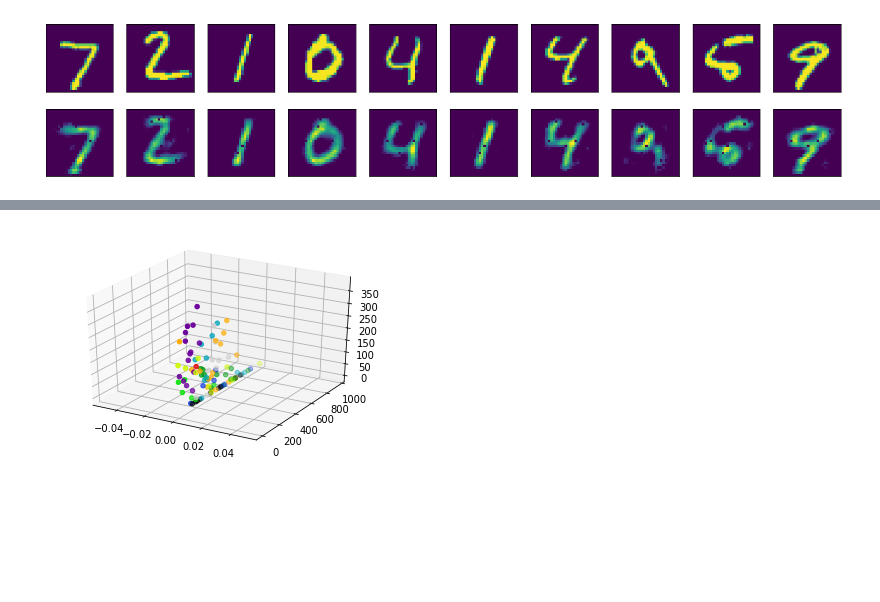
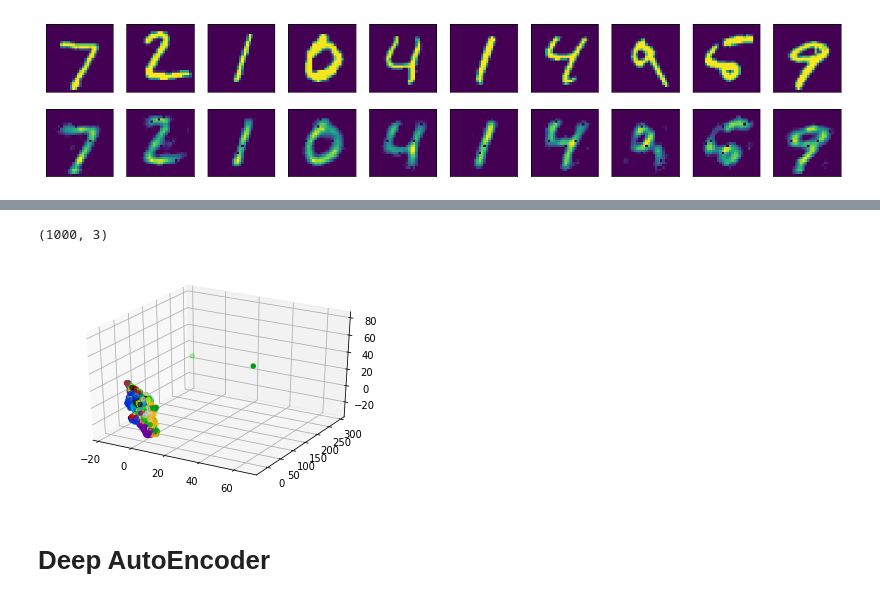
Before and after one commit to kenttw/deeplearning_homework, a Jupyter notebook: PCAandAutoencoders.ipynb, the cells around one changed output, grey strips where cells are left out. Cells and saved outputs as stored; diff of their text form; code cells hidden in the pictures; blank space fills up the shorter version.

```diff
--- a/PCAandAutoencoders.ipynb
+++ b/PCAandAutoencoders.ipynb
@@ -270,9 +267,19 @@ array([7, 2, 1, ..., 4, 5, 6], dtype=uint8)
+# %%
+import numpy as np
+from sklearn.manifold import TSNE
+X = new_X[:1000]
+X_embedded = TSNE(n_components=3).fit_transform(X)
+X_embedded.shape
+# %% [output]
+(1000, 3)
 # %%
 
 
 fig3 = plt.figure()
 ax = fig3.gca(projection='3d')
-ax.scatter(new_X[:, 0], new_X[:, 1], new_X[:, 2], c=y_test[:100], cmap=plt.cm.spectral)
+ax.scatter(X_embedded[:, 0], X_embedded[:, 1], X_embedded[:, 2], c=y_test[:1000], cmap=plt.cm.spectral)
 plt.show()
 # %% [output]
-[figure, old version]
+[figure, new version]
+# %% [markdown]
+# Deep AutoEncoder
```
Also changed, not shown: parts of 11 cells of this notebook.
